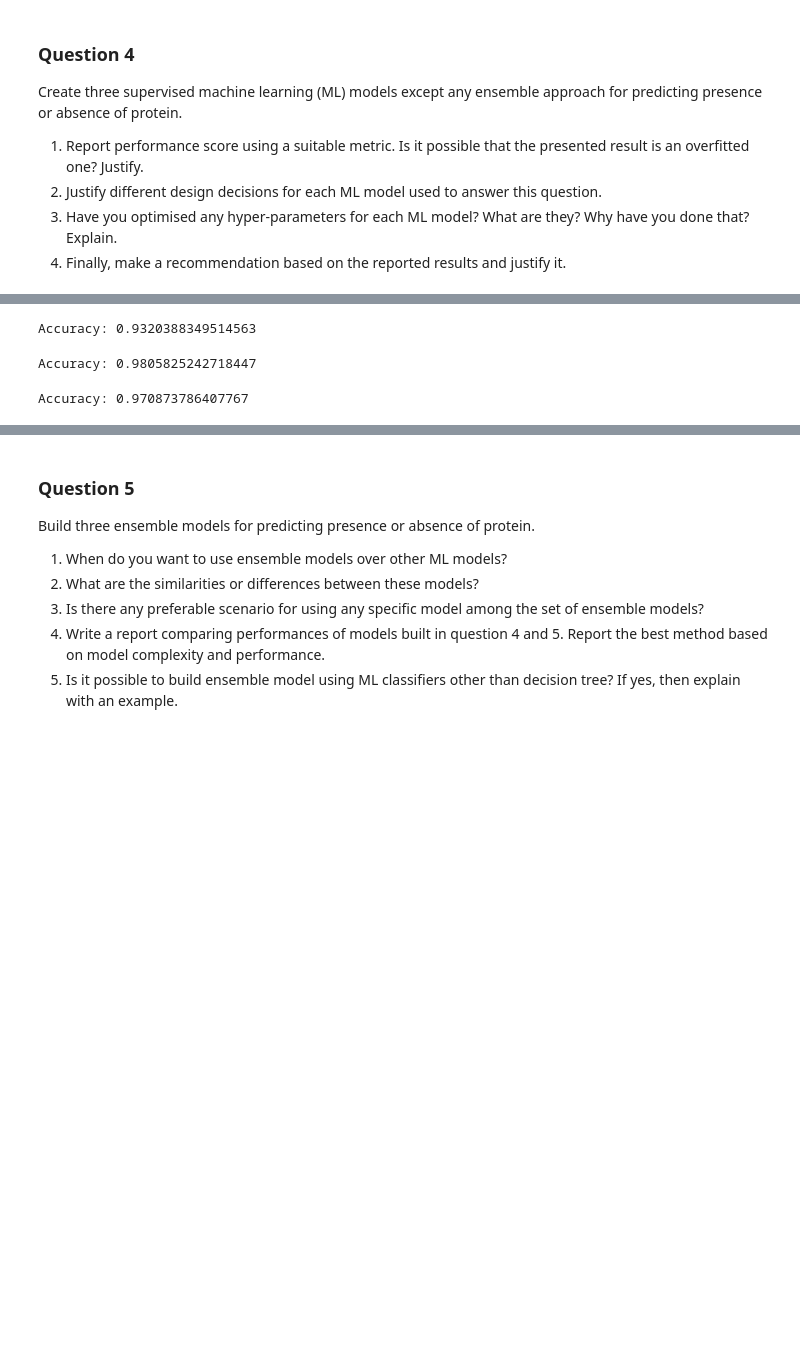
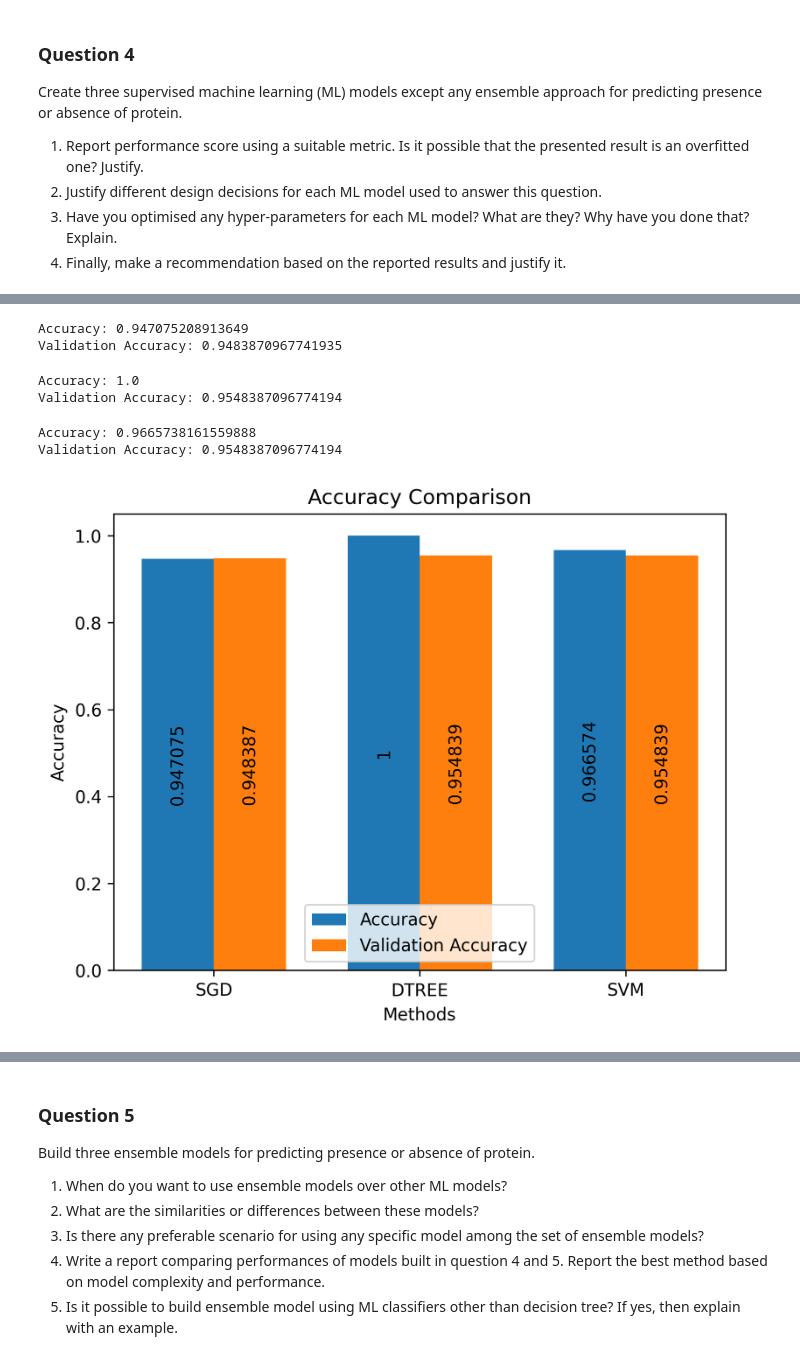
Before and after one commit to NNCT2904/SIT720-MachineLearning, a Jupyter notebook: Assignment3/Assignment3.ipynb, the cells around one changed output, grey strips where cells are left out. Cells and saved outputs as stored; diff of their text form; code cells hidden in the pictures; blank space fills up the shorter version.

```diff
--- a/Assignment3/Assignment3.ipynb
+++ b/Assignment3/Assignment3.ipynb
@@ -184,27 +221,66 @@ Create three supervised machine learning (ML) models except any ensemble approac
 # %%
-sgd = SGDClassifier(loss='log_loss', penalty='elasticnet', alpha=0.1, l1_ratio=0.7, max_iter=1000)
+sgd = SGDClassifier()
 sgd.fit(Dtrain[predictors], Dtrain[response].values.reshape((Dtrain[response].shape[0],)))
-sgd_y_predict = sgd.predict(Dtest[predictors])
+sgd_y_predict = sgd.predict(Dtrain[predictors])
+sgd_y_predict_val = sgd.predict(Dtest[predictors])
 
-sgd_acc = accuracy_score(sgd_y_predict, Dtest[response])
+sgd_acc = accuracy_score(sgd_y_predict, Dtrain[response])
+sgd_acc_val = accuracy_score(sgd_y_predict_val, Dtest[response])
 print(f'Accuracy: {sgd_acc}')
+print(f'Validation Accuracy: {sgd_acc_val}')
 # %% [output]
-Accuracy: 0.9320388349514563
+Accuracy: 0.947075208913649
+Validation Accuracy: 0.9483870967741935
 # %%
-knn = KNeighborsClassifier(n_neighbors=5)
-knn.fit(Dtrain[predictors], Dtrain[response].values.reshape((Dtrain[response].shape[0],)))
-knn_y_predict = knn.predict(Dtest[predictors])
+dtree = DecisionTreeClassifier()
+dtree.fit(Dtrain[predictors], Dtrain[response].values.reshape((Dtrain[response].shape[0],)))
+dtree_y_predict = dtree.predict(Dtrain[predictors])
+dtree_y_predict_val = dtree.predict(Dtest[predictors])
 
-knn_acc = accuracy_score(knn_y_predict, Dtest[response])
-print(f'Accuracy: {knn_acc}')
+dtree_acc = accuracy_score(dtree_y_predict, Dtrain[response])
+dtree_acc_val = accuracy_score(dtree_y_predict_val, Dtest[response])
+print(f'Accuracy: {dtree_acc}')
+print(f'Validation Accuracy: {dtree_acc_val}')
 # %% [output]
-Accuracy: 0.9805825242718447
+Accuracy: 1.0
+Validation Accuracy: 0.9548387096774194
 # %%
-svm_model = svm.SVC(kernel='linear', C=1e2)
+svm_model = svm.SVC()
 svm_model.fit(Dtrain[predictors], Dtrain[response].values.reshape((Dtrain[response].shape[0],)))
-svm_y_pred = svm_model.predict(Dtest[predictors])
+svm_y_pred = svm_model.predict(Dtrain[predictors])
+svm_y_pred_val = svm_model.predict(Dtest[predictors])
 
-svm_acc = accuracy_score(svm_y_pred, Dtest[response])
+svm_acc = accuracy_score(svm_y_pred, Dtrain[response])
+svm_acc_val = accuracy_score(svm_y_pred_val, Dtest[response])
 print(f'Accuracy: {svm_acc}')
+print(f'Validation Accuracy: {svm_acc_val}')
 # %% [output]
-Accuracy: 0.970873786407767
+Accuracy: 0.9665738161559888
+Validation Accuracy: 0.9548387096774194
+# %%
+acc = [sgd_acc, dtree_acc, svm_acc]
+acc_val = [sgd_acc_val, dtree_acc_val, svm_acc_val]
+
+labels = ['SGD', 'DTREE', 'SVM']
+
+x = np.arange(len(acc))  # the label locations
+width = 0.35             # the width of the bars
+
+fig, ax = plt.subplots()
+rects1 = ax.bar(x - width/2, acc, width, label='Accuracy')
+rects2 = ax.bar(x + width/2, acc_val, width, label='Validation Accuracy')
+
+# Add some text for labels, title and custom x-axis tick labels, etc.
+ax.set_ylabel('Accuracy')
+ax.set_xlabel('Methods')
+ax.set_title('Accuracy Comparison')
+ax.bar_label(rects1, rotation = 90, label_type='center')
+ax.bar_label(rects2, rotation = 90, label_type='center')
+ax.set_xticks(x)
+ax.set_xticklabels(labels)
+ax.set_yticks(np.arange(0, 1.1, 0.2))
+ax.legend( loc='best')
+
+plt.show()
+# %% [output]
+[figure, added]
```
Also changed, not shown: parts of 9 cells of this notebook, 2 other files.
